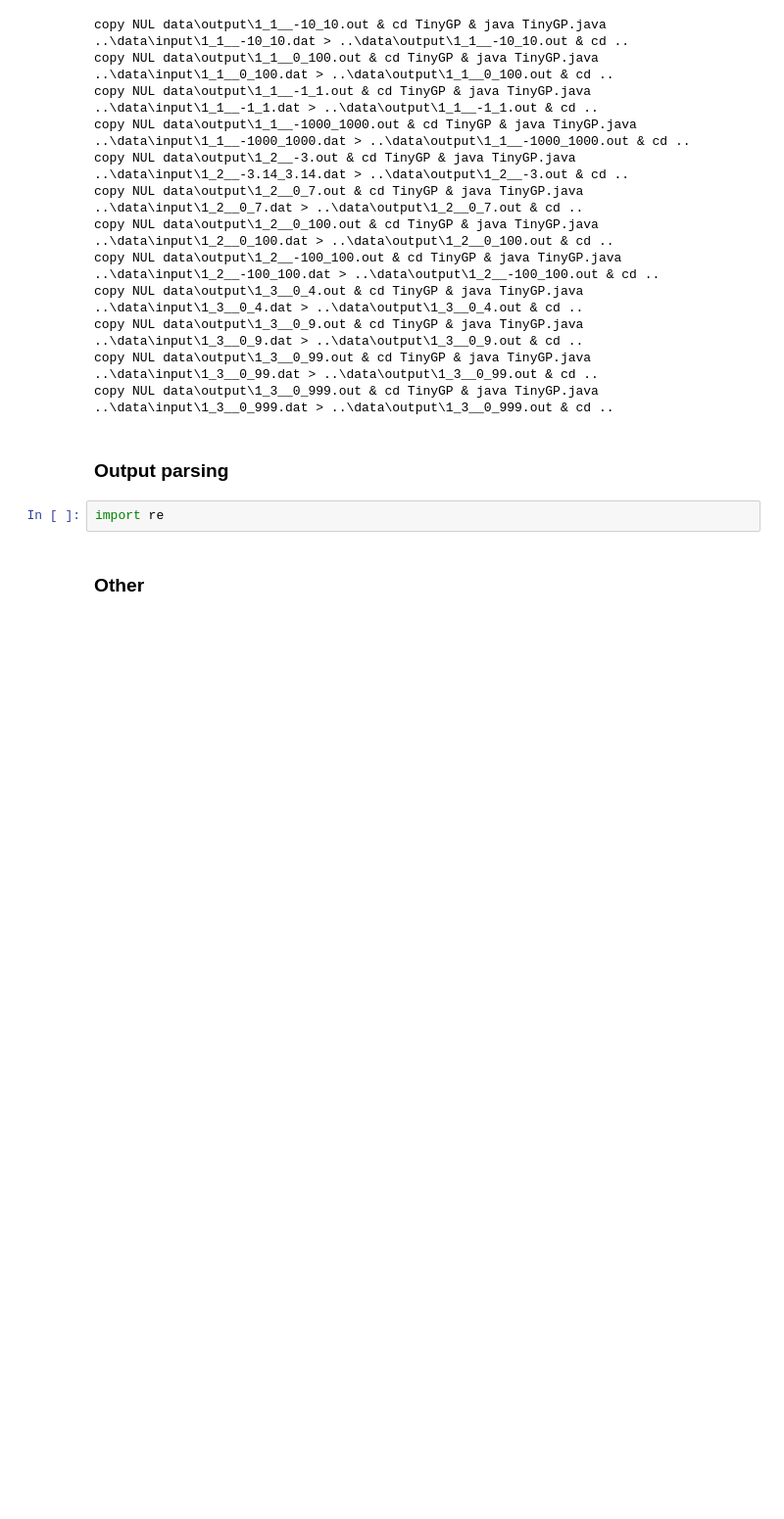
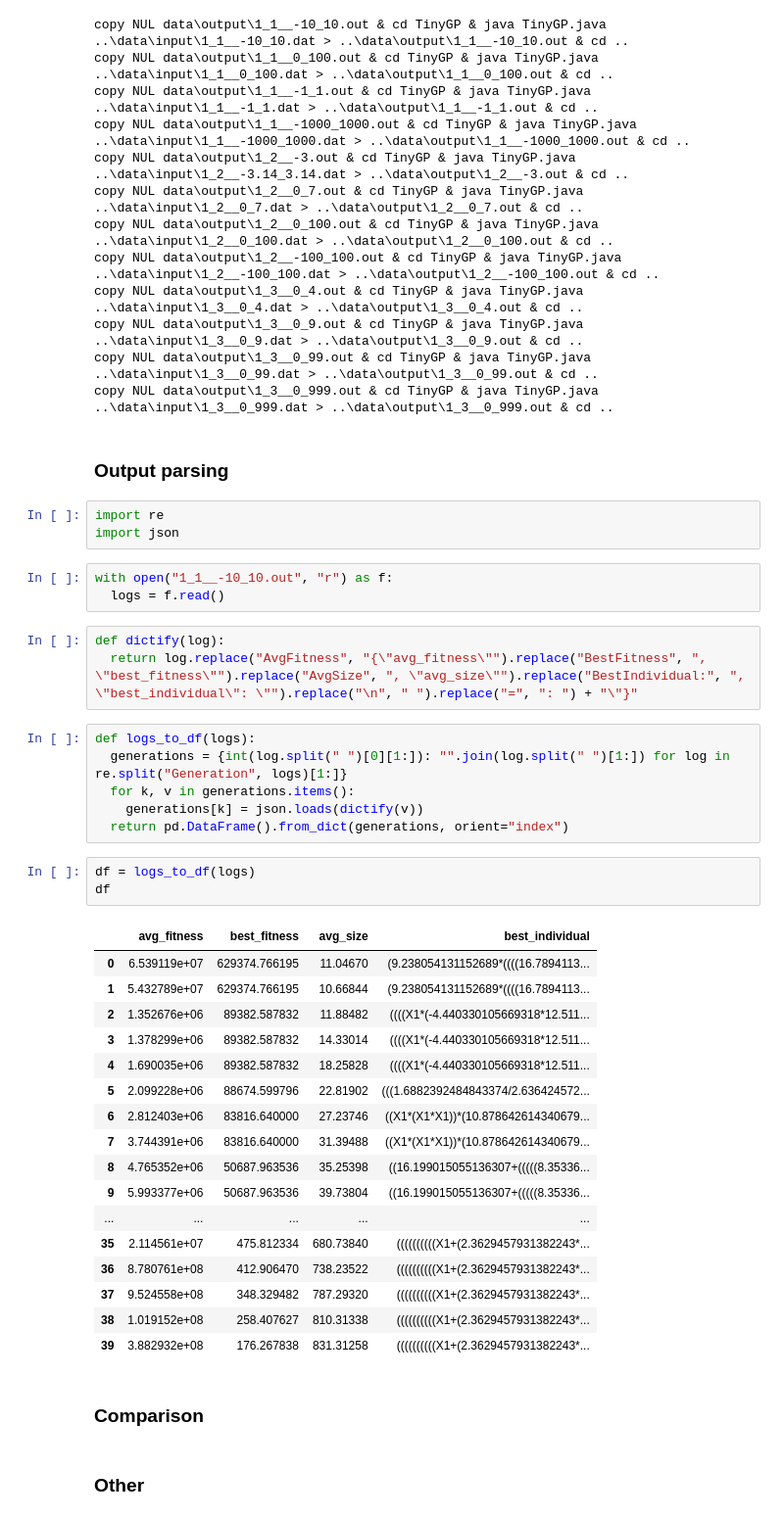
Before and after one commit to dulmicha/genetic-programming, a Jupyter notebook: lab1.ipynb, the cells around one changed output. Shown at 98% size. Saved outputs shown, nothing was run; the diff lists cells and outputs as text; blank space fills up the shorter version.

```diff
--- a/lab1.ipynb
+++ b/lab1.ipynb
@@ -82,6 +82,42 @@ copy NUL data\output\1_3__0_999.out & cd TinyGP & java TinyGP.java ..\data\input
 ### Output parsing
 # %%
 import re
+import json
+# %%
+with open("1_1__-10_10.out", "r") as f:
+  logs = f.read()
+# %%
+def dictify(log):
+  return log.replace("AvgFitness", "{\"avg_fitness\"").replace("BestFitness", ", \"best_fitness\"").replace("AvgSize", ", \"avg_size\"").replace("BestIndividual:", ", \"best_individual\": \"").replace("\n", " ").replace("=", ": ") + "\"}"
+# %%
+def logs_to_df(logs):
+  generations = {int(log.split(" ")[0][1:]): "".join(log.split(" ")[1:]) for log in re.split("Generation", logs)[1:]}
+  for k, v in generations.items():
+    generations[k] = json.loads(dictify(v))
+  return pd.DataFrame().from_dict(generations, orient="index")
+# %%
+df = logs_to_df(logs)
+df
+# %% [output]
+|  | avg_fitness | best_fitness | avg_size | best_individual |
+| 0 | 6.539119e+07 | 629374.766195 | 11.04670 | (9.238054131152689*((((16.7894113... |
+| 1 | 5.432789e+07 | 629374.766195 | 10.66844 | (9.238054131152689*((((16.7894113... |
+| 2 | 1.352676e+06 | 89382.587832 | 11.88482 | ((((X1*(-4.440330105669318*12.511... |
+| 3 | 1.378299e+06 | 89382.587832 | 14.33014 | ((((X1*(-4.440330105669318*12.511... |
+| 4 | 1.690035e+06 | 89382.587832 | 18.25828 | ((((X1*(-4.440330105669318*12.511... |
+| 5 | 2.099228e+06 | 88674.599796 | 22.81902 | (((1.6882392484843374/2.636424572... |
+| 6 | 2.812403e+06 | 83816.640000 | 27.23746 | ((X1*(X1*X1))*(10.878642614340679... |
+| 7 | 3.744391e+06 | 83816.640000 | 31.39488 | ((X1*(X1*X1))*(10.878642614340679... |
+| 8 | 4.765352e+06 | 50687.963536 | 35.25398 | ((16.199015055136307+(((((8.35336... |
+| 9 | 5.993377e+06 | 50687.963536 | 39.73804 | ((16.199015055136307+(((((8.35336... |
+| ... | ... | ... | ... | ... |
+| 35 | 2.114561e+07 | 475.812334 | 680.73840 | ((((((((((X1+(2.3629457931382243*... |
+| 36 | 8.780761e+08 | 412.906470 | 738.23522 | ((((((((((X1+(2.3629457931382243*... |
+| 37 | 9.524558e+08 | 348.329482 | 787.29320 | ((((((((((X1+(2.3629457931382243*... |
+| 38 | 1.019152e+08 | 258.407627 | 810.31338 | ((((((((((X1+(2.3629457931382243*... |
+| 39 | 3.882932e+08 | 176.267838 | 831.31258 | ((((((((((X1+(2.3629457931382243*... |
+# %% [markdown]
+### Comparison
 # %% [markdown]
 ### Other
 # %%
```
